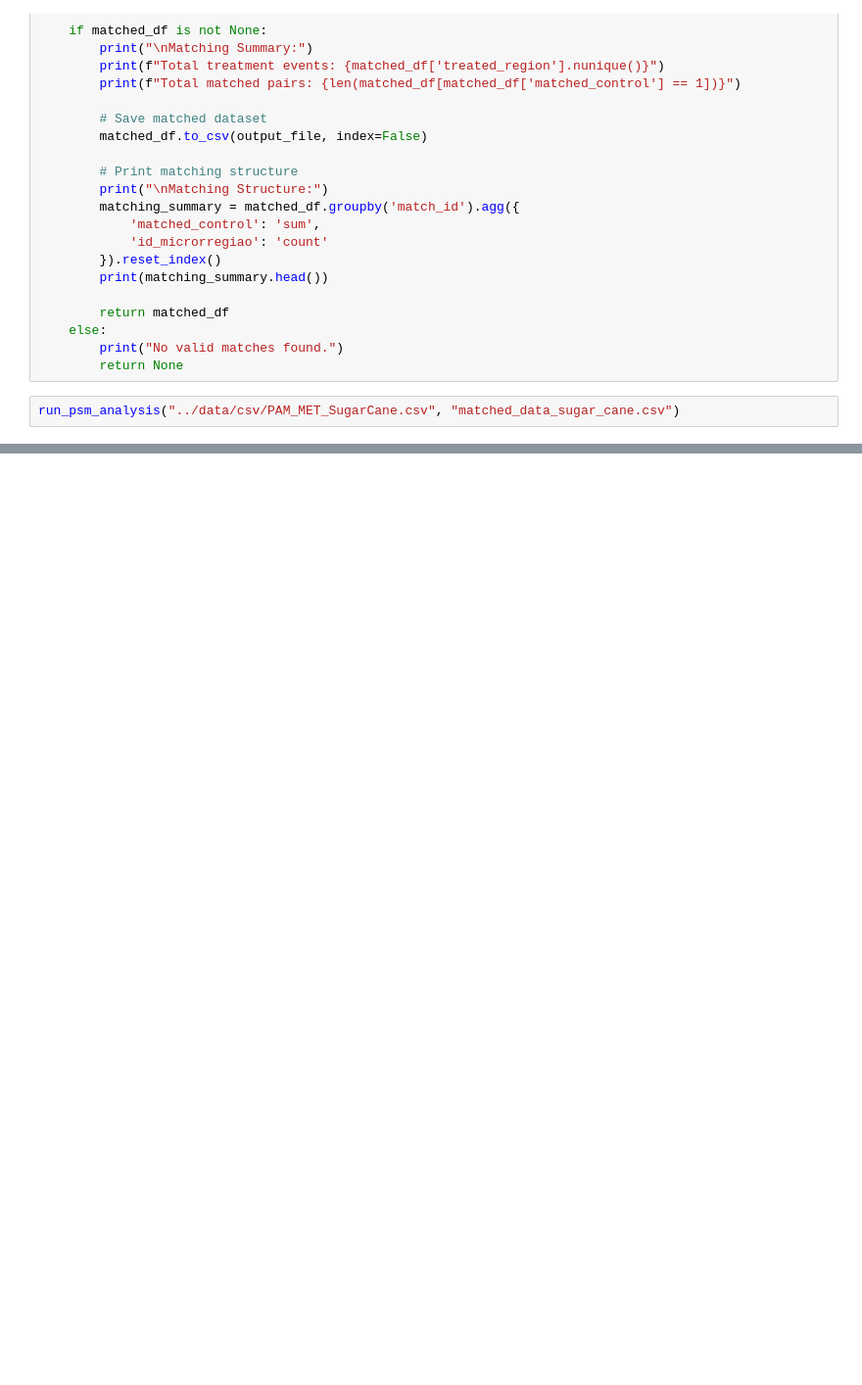
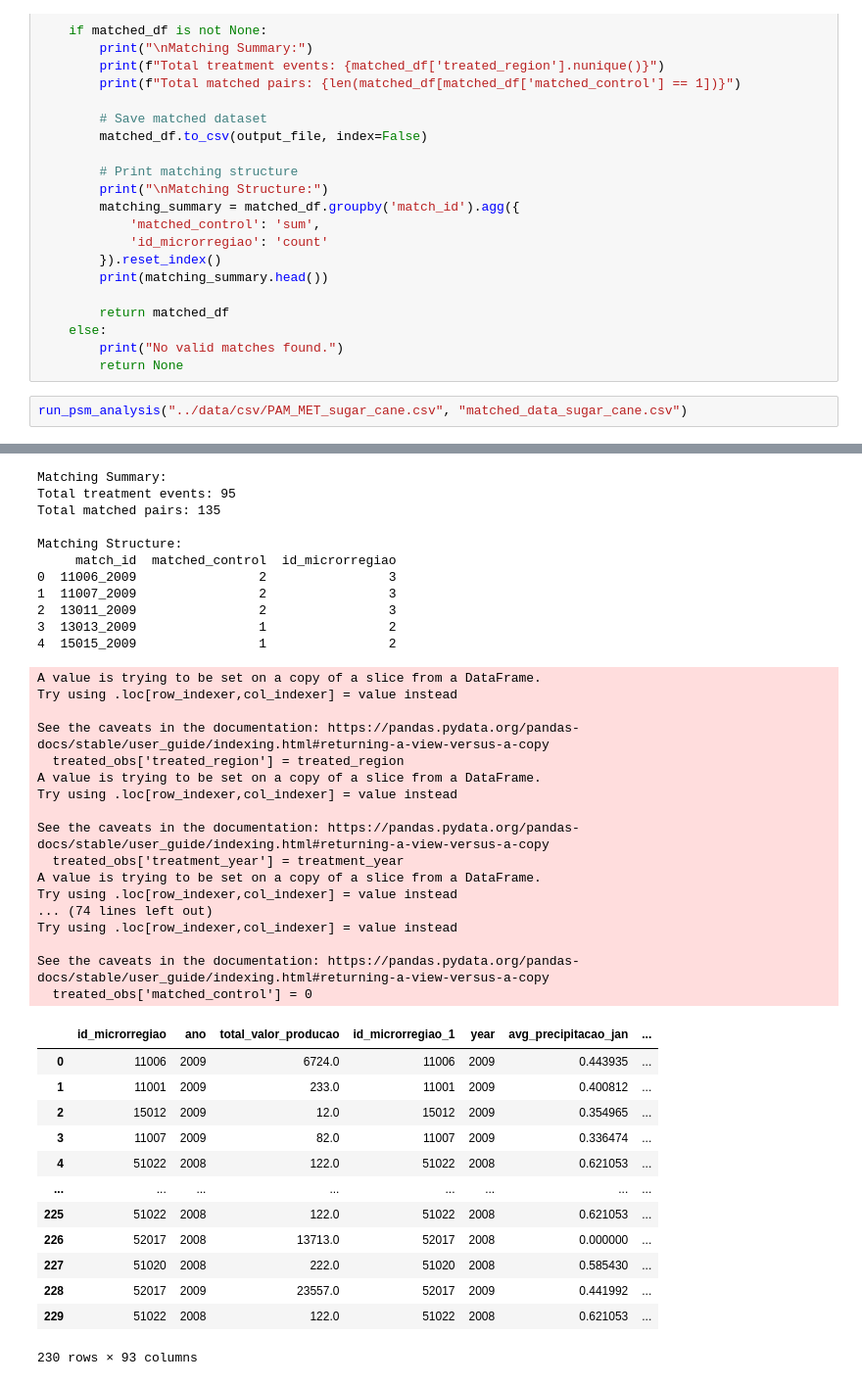
Before and after one commit to danielcavalli/tcc-ie-ufrj-2024, a Jupyter notebook: notebooks/2_1 - PSM v2.ipynb, the cells around one changed output, grey strips where cells are left out. Shown at 98% size. Drawn from its saved outputs; the diff is of its cells as text; blank space fills up the shorter version.

```diff
--- a/notebooks/2_1 - PSM v2.ipynb
+++ b/notebooks/2_1 - PSM v2.ipynb
@@ -35,5 +35,5 @@ def run_psm_analysis(input_file, output_file):
         print("No valid matches found.")
         return None
 # %%
-run_psm_analysis("../data/csv/PAM_MET_SugarCane.csv", "matched_data_sugar_cane.csv")
+run_psm_analysis("../data/csv/PAM_MET_sugar_cane.csv", "matched_data_sugar_cane.csv")
 # %% [output]
@@ -40,0 +57,41 @@ AttributeError: 'PSMatcher' object has no attribute 'perform_matching'
+Matching Summary:
+Total treatment events: 95
+Total matched pairs: 135
+
+Matching Structure:
+     match_id  matched_control  id_microrregiao
+0  11006_2009                2                3
+1  11007_2009                2                3
+2  13011_2009                2                3
+3  13013_2009                1                2
+4  15015_2009                1                2
+A value is trying to be set on a copy of a slice from a DataFrame.
+Try using .loc[row_indexer,col_indexer] = value instead
+
+See the caveats in the documentation: https://pandas.pydata.org/pandas-docs/stable/user_guide/indexing.html#returning-a-view-versus-a-copy
+  treated_obs['treated_region'] = treated_region
+A value is trying to be set on a copy of a slice from a DataFrame.
+Try using .loc[row_indexer,col_indexer] = value instead
+
+See the caveats in the documentation: https://pandas.pydata.org/pandas-docs/stable/user_guide/indexing.html#returning-a-view-versus-a-copy
+  treated_obs['treatment_year'] = treatment_year
+A value is trying to be set on a copy of a slice from a DataFrame.
+Try using .loc[row_indexer,col_indexer] = value instead
+... (74 lines left out)
+Try using .loc[row_indexer,col_indexer] = value instead
+
+See the caveats in the documentation: https://pandas.pydata.org/pandas-docs/stable/user_guide/indexing.html#returning-a-view-versus-a-copy
+  treated_obs['matched_control'] = 0
+|  | id_microrregiao | ano | total_valor_producao | id_microrregiao_1 | year | avg_precipitacao_jan | ... |
+| 0 | 11006 | 2009 | 6724.0 | 11006 | 2009 | 0.443935 | ... |
+| 1 | 11001 | 2009 | 233.0 | 11001 | 2009 | 0.400812 | ... |
+| 2 | 15012 | 2009 | 12.0 | 15012 | 2009 | 0.354965 | ... |
+| 3 | 11007 | 2009 | 82.0 | 11007 | 2009 | 0.336474 | ... |
+| 4 | 51022 | 2008 | 122.0 | 51022 | 2008 | 0.621053 | ... |
+| ... | ... | ... | ... | ... | ... | ... | ... |
+| 225 | 51022 | 2008 | 122.0 | 51022 | 2008 | 0.621053 | ... |
+| 226 | 52017 | 2008 | 13713.0 | 52017 | 2008 | 0.000000 | ... |
+| 227 | 51020 | 2008 | 222.0 | 51020 | 2008 | 0.585430 | ... |
+| 228 | 52017 | 2009 | 23557.0 | 52017 | 2009 | 0.441992 | ... |
+| 229 | 51022 | 2008 | 122.0 | 51022 | 2008 | 0.621053 | ... |
+230 rows × 93 columns
```
Also changed, not shown: parts of 1 cell of this notebook, 5 other files.
